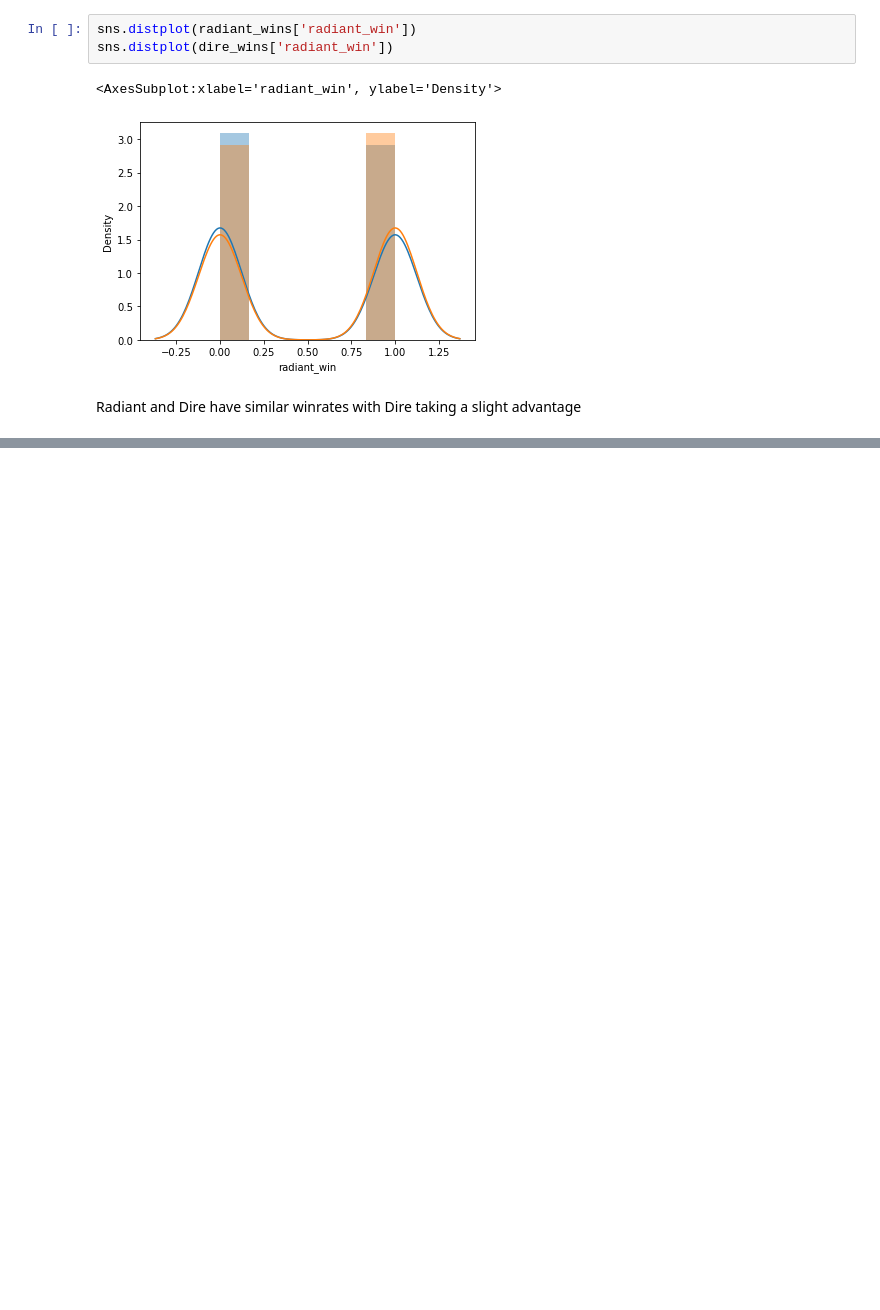
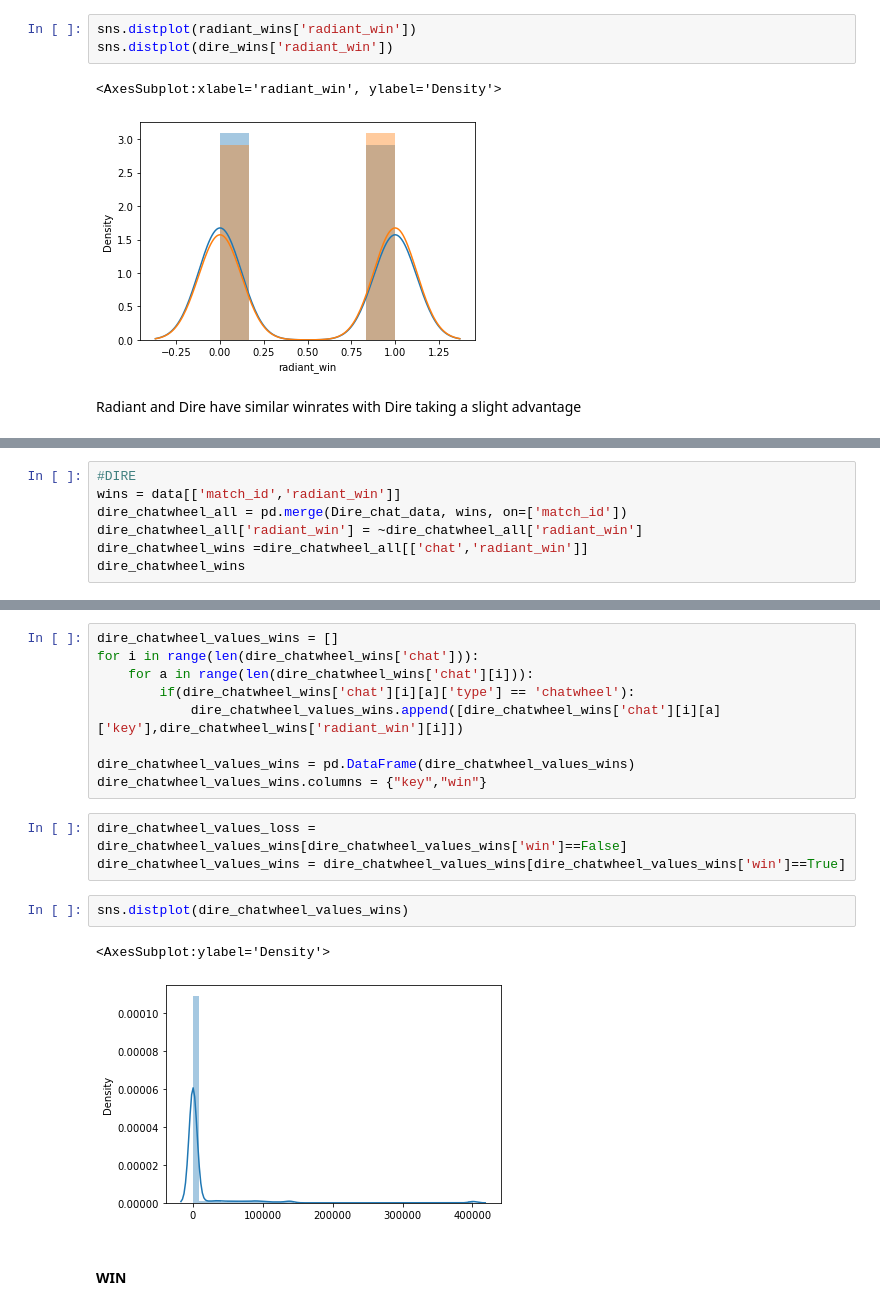
Before and after one commit to EvgenyKashin/dota2_chat, a Jupyter notebook: scripts/EDA.ipynb, the cells around one changed output, grey strips where cells are left out. Drawn from its saved outputs; the diff is of its cells as text; blank space fills up the shorter version.

```diff
--- a/scripts/EDA.ipynb
+++ b/scripts/EDA.ipynb
@@ -296,0 +421,7 @@ sns.barplot(data=dire_wins, y="num_dire_messages", x="radiant_win")
+# %%
+#DIRE
+wins = data[['match_id','radiant_win']]
+dire_chatwheel_all = pd.merge(Dire_chat_data, wins, on=['match_id'])
+dire_chatwheel_all['radiant_win'] = ~dire_chatwheel_all['radiant_win']
+dire_chatwheel_wins =dire_chatwheel_all[['chat','radiant_win']]
+dire_chatwheel_wins
@@ -296,0 +442,19 @@ sns.barplot(data=dire_wins, y="num_dire_messages", x="radiant_win")
+# %%
+dire_chatwheel_values_wins = []
+for i in range(len(dire_chatwheel_wins['chat'])):
+    for a in range(len(dire_chatwheel_wins['chat'][i])):
+        if(dire_chatwheel_wins['chat'][i][a]['type'] == 'chatwheel'):
+            dire_chatwheel_values_wins.append([dire_chatwheel_wins['chat'][i][a]['key'],dire_chatwheel_wins['radiant_win'][i]])
+
+dire_chatwheel_values_wins = pd.DataFrame(dire_chatwheel_values_wins)
+dire_chatwheel_values_wins.columns = {"key","win"}
+# %%
+dire_chatwheel_values_loss = dire_chatwheel_values_wins[dire_chatwheel_values_wins['win']==False]
+dire_chatwheel_values_wins = dire_chatwheel_values_wins[dire_chatwheel_values_wins['win']==True]
+# %%
+sns.distplot(dire_chatwheel_values_wins)
+# %% [output]
+<AxesSubplot:ylabel='Density'>
+[figure, added]
+# %% [markdown]
+#### WIN
```
Also changed, not shown: parts of 30 cells of this notebook.
